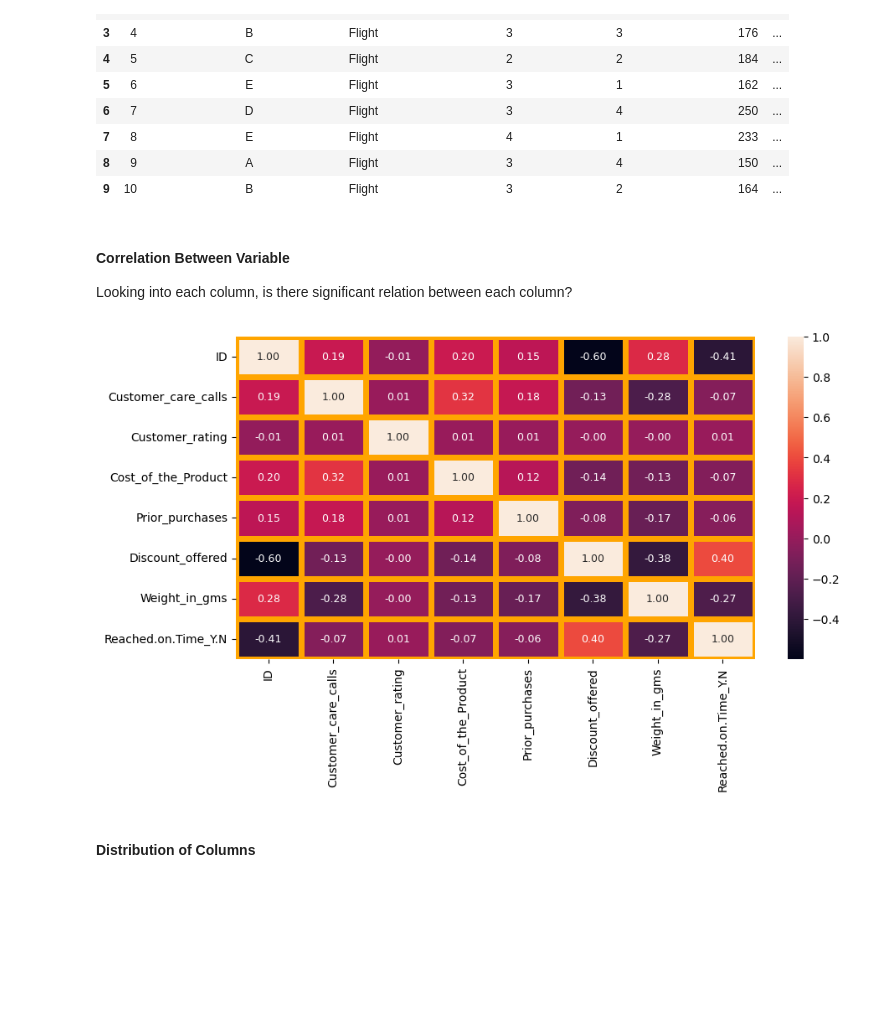
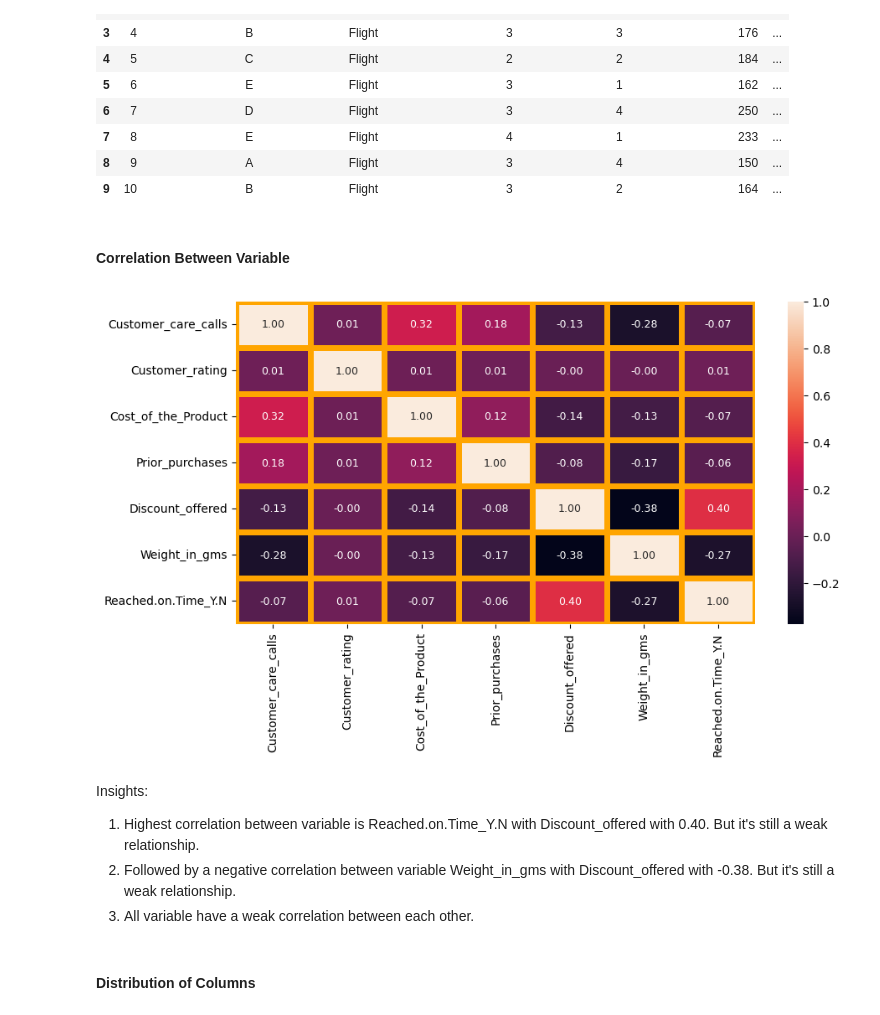
Before and after one commit to qemhal14/Online-Retail-Shipping-Capstone-Module-2-Purwadhika, a Jupyter notebook: capstone_2_data_analysis.ipynb, the cells around one changed output. Cells and saved outputs as stored; diff of their text form; code cells hidden in the pictures; blank space fills up the shorter version.

```diff
--- a/capstone_2_data_analysis.ipynb
+++ b/capstone_2_data_analysis.ipynb
@@ -139,3 +142,6 @@ df["Gender"].value_counts().reset_index()
 |  | Gender | count |
 | 0 | F | 5545 |
 | 1 | M | 5454 |
+# %%
+df['Gender'].replace({"F":"Female", "M":"Male"}, inplace=True)
+df["Gender"].value_counts().reset_index()
@@ -498,15 +522,19 @@ df.head(10)
 | 7 | 8 | E | Flight | 4 | 1 | 233 | ... |
 | 8 | 9 | A | Flight | 3 | 4 | 150 | ... |
 | 9 | 10 | B | Flight | 3 | 2 | 164 | ... |
-# %% [markdown]
-#### Correlation Between Variable
-Looking into each column, is there significant relation between each column?
+# %% [markdown]
+#### Correlation Between Variable
 # %%
 plt.figure(figsize = (10, 5))
-sns.heatmap(df.corr(numeric_only=True), annot = True, fmt = '0.2f', annot_kws = {'size' : 9}, linewidth = 5, linecolor = 'orange')
+sns.heatmap(df_check.corr(numeric_only=True), annot = True, fmt = '0.2f', annot_kws = {'size' : 9}, linewidth = 5, linecolor = 'orange')
 plt.show()
 # %% [output]
-[figure, old version]
+[figure, new version]
+# %% [markdown]
+Insights:
+1. Highest correlation between variable is Reached.on.Time_Y.N with Discount_offered with 0.40. But it's still a weak relationship.
+2. Followed by a negative correlation between variable Weight_in_gms with Discount_offered with -0.38. But it's still a weak relationship.
+3. All variable have a weak correlation between each other.
 # %% [markdown]
 #### Distribution of Columns
 # %%
```
Also changed, not shown: parts of 55 cells of this notebook.
